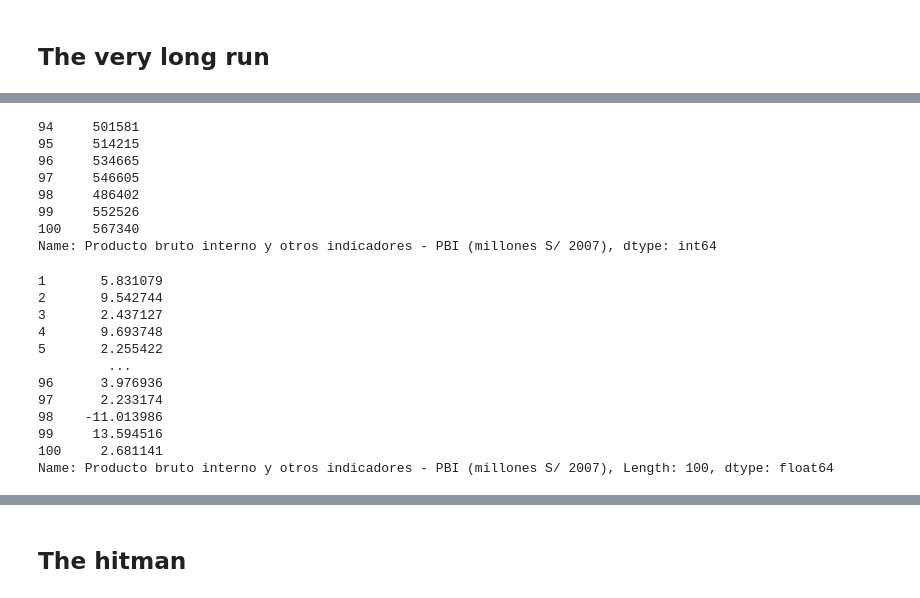
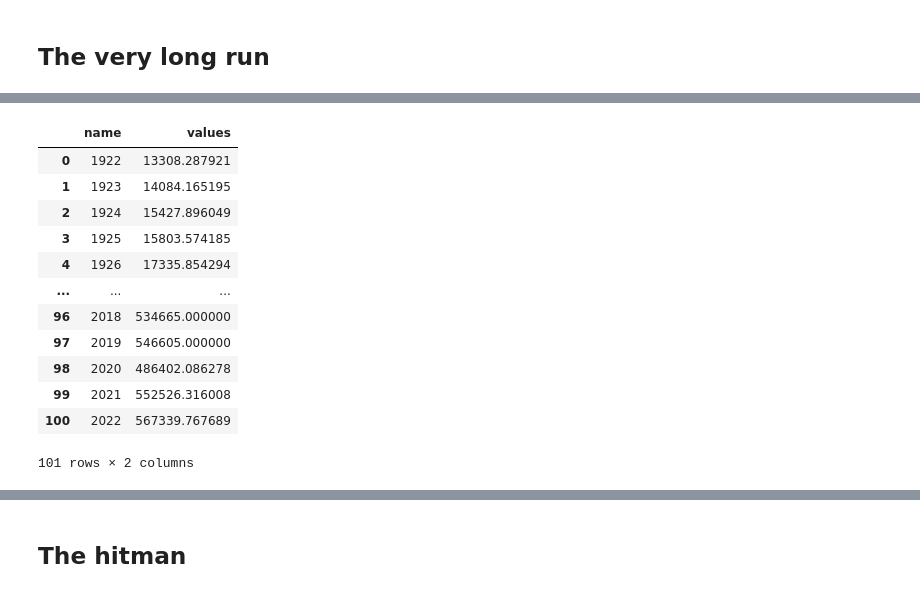
Before and after one commit to qlab-intro-python/tarea-4-patricia-jakelin, a Jupyter notebook: tarea_4_plantilla.ipynb, the cells around one changed output, grey strips where cells are left out. Saved outputs shown, nothing was run; the diff lists cells and outputs as text; code cells hidden in the pictures.

```diff
--- a/tarea_4_plantilla.ipynb
+++ b/tarea_4_plantilla.ipynb
@@ -74,41 +39,6 @@ print(type(pbi_values_22_23))
-# %%
-# let's obtain the annual GDP values for 2022 and 2023
-pbi_2023 = pbi_values_22_23["Producto bruto interno y otros indicadores - PBI (millones S/ 2007)"]
-print(pbi_2023)
-# %% [output]
-94     501581
-95     514215
-96     534665
-97     546605
-98     486402
-99     552526
-100    567340
-Name: Producto bruto interno y otros indicadores - PBI (millones S/ 2007), dtype: int64
-# %%
-pbi_total = pbi_p[1]
-#print(pbi_total)
-
-pbi_values_79_23 = pbi_p[1]["Producto bruto interno y otros indicadores - PBI (millones S/ 2007)"]
-#print(pbi_values_79_23)
-# let's calculate the gdp growth
-previous_year_values = pbi_values_79_23.shift(1)
-# print(previous_year_values)
-# Calculate the percentage change
-growth_rate = ((pbi_values_79_23 - previous_year_values) / previous_year_values) * 100
-# Drop the first row (NaN after shifting)
-growth_rate = growth_rate.dropna()
-# Print the result
-print(growth_rate)
-# %% [output]
-1       5.831079
-2       9.542744
-3       2.437127
-4       9.693748
-5       2.255422
-         ...
-96      3.976936
-97      2.233174
-98    -11.013986
-99     13.594516
-100     2.681141
-Name: Producto bruto interno y otros indicadores - PBI (millones S/ 2007), Length: 100, dtype: float64
+# %%
+# URL de la API para la serie PD39593DA en formato JSON
+url = "https://estadisticas.bcrp.gob.pe/estadisticas/series/api/PM04860AA/json/1921/2023"
+
+# Realizar la solicitud GET
+response = requests.get(url)
@@ -114,0 +51,26 @@ Name: Producto bruto interno y otros indicadores - PBI (millones S/ 2007), Lengt
+# %%
+#observar la data extraida desde el API
+periods = data['periods']
+df = pd.DataFrame(periods)
+# Convertir la columna 'values' a números flotantes
+df['values'] = df['values'].apply(lambda x: float(x[0])) #  apply para aplicar esta operación a cada elemento de una columna de un DataFrame
+#lambda x: float(x[0]) define una función anónima (lambda) en Python. En este caso, la función toma un argumento x y realiza la siguiente operación:
+#x[0]: Accede al primer elemento de x. Aquí, asumimos que x es una lista o algún iterable.
+# float(...): Convierte ese primer elemento a un número flotante.
+# Convertir la columna 'values' a números flotantes
+#df['values'] = df['values'].astype(float)
+df
+# %% [output]
+|  | name | values |
+| 0 | 1922 | 13308.287921 |
+| 1 | 1923 | 14084.165195 |
+| 2 | 1924 | 15427.896049 |
+| 3 | 1925 | 15803.574185 |
+| 4 | 1926 | 17335.854294 |
+| ... | ... | ... |
+| 96 | 2018 | 534665.000000 |
+| 97 | 2019 | 546605.000000 |
+| 98 | 2020 | 486402.086278 |
+| 99 | 2021 | 552526.316008 |
+| 100 | 2022 | 567339.767689 |
+101 rows × 2 columns
```
Also changed, not shown: parts of 14 cells of this notebook.
